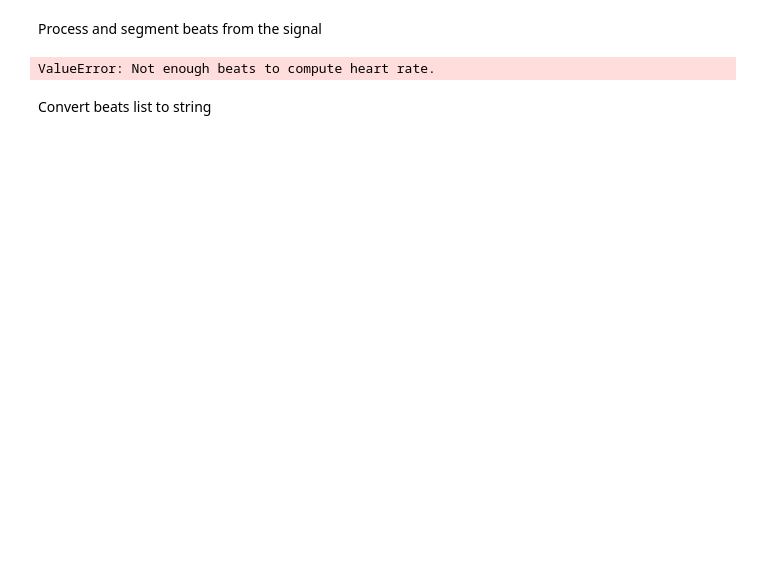
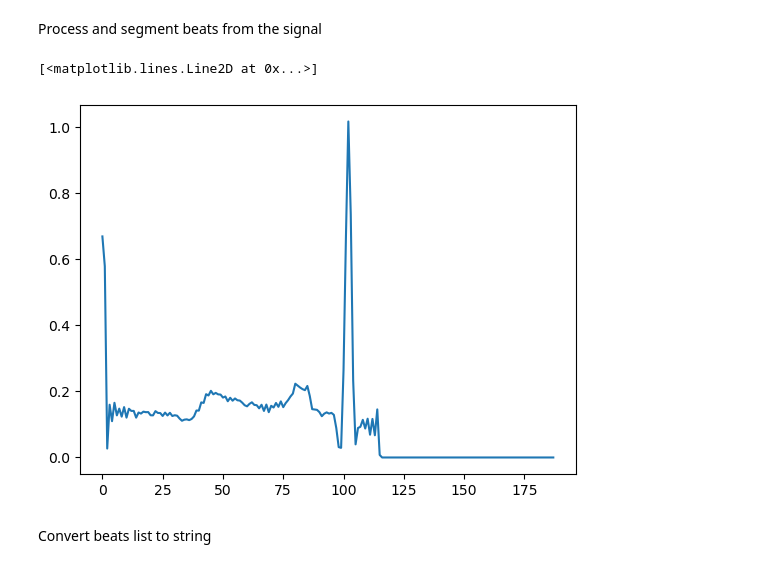
Before and after one commit to ifran-rahman/Federated-ECG, a Jupyter notebook: ECG_Processing_API/test.ipynb, the cells around one changed output. Cells and saved outputs as stored; diff of their text form; code cells hidden in the pictures; blank space fills up the shorter version.

```diff
--- a/ECG_Processing_API/test.ipynb
+++ b/ECG_Processing_API/test.ipynb
@@ -135,11 +135,13 @@ Process and segment beats from the signal
 # %%
 import matplotlib.pyplot as plt
 
 beats = signal_to_beats(signal)
-plt.plot(beats[33])
-len(beats[33])
+# plot beat no 2 ( the beats is a list of beats extracted from the complete ecg 'signal')
+plt.plot(beats[1])
+# len(beats[33])
 # %% [output]
-ValueError: Not enough beats to compute heart rate.
+[<matplotlib.lines.Line2D at 0x...>]
+[figure, added]
 # %% [markdown]
 Convert beats list to string
 # %%
```
Also changed, not shown: parts of 8 cells of this notebook, 6 other files.
